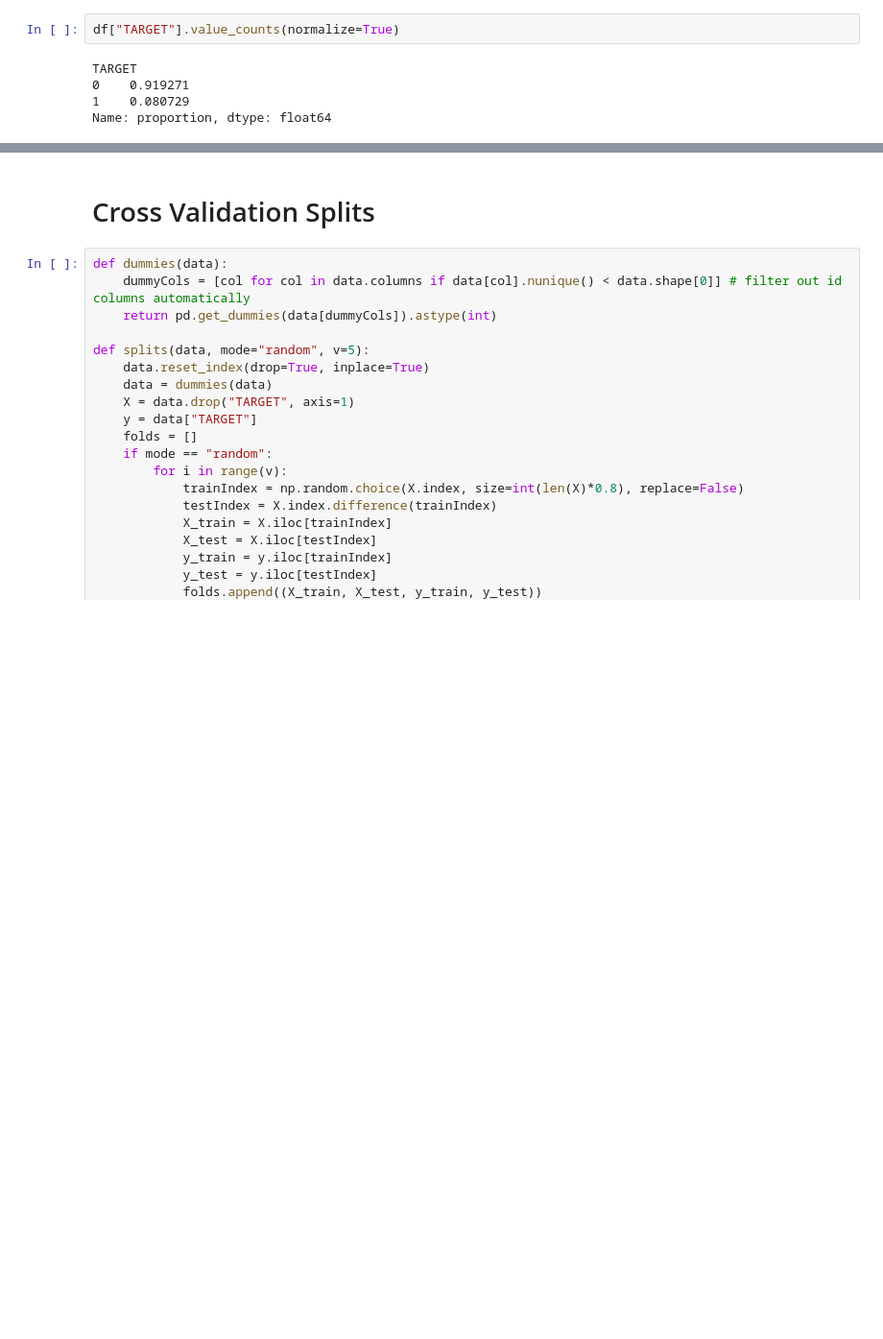
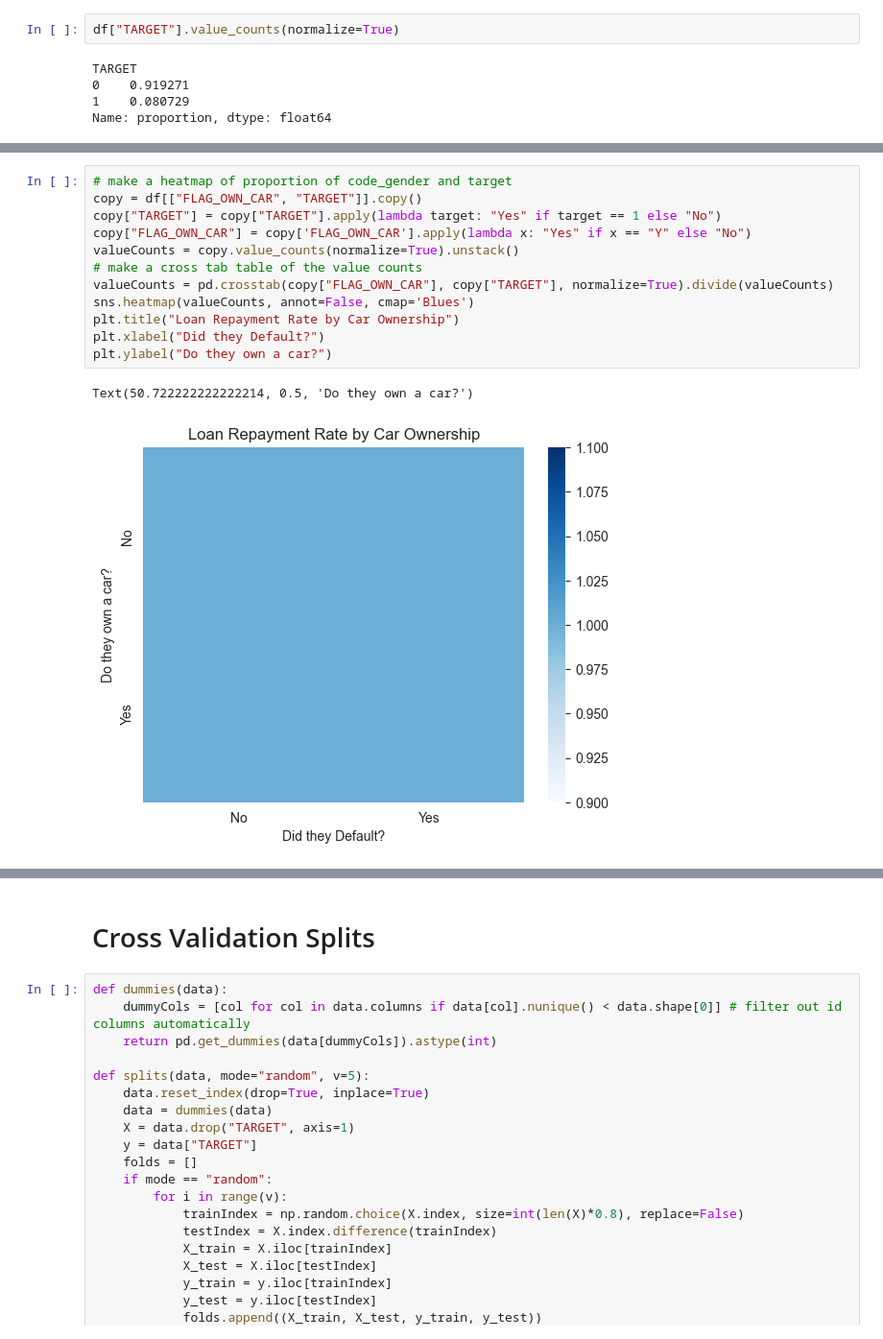
Before and after one commit to kingsuching/DATA403Project2, a Jupyter notebook: Project 2 Codebook.ipynb, the cells around one changed output, grey strips where cells are left out. Shown at 96% size. Drawn from its saved outputs; the diff is of its cells as text; blank space fills up the shorter version.

```diff
--- a/Project 2 Codebook.ipynb
+++ b/Project 2 Codebook.ipynb
@@ -41,0 +47,15 @@ Name: proportion, dtype: float64
+# %%
+# make a heatmap of proportion of code_gender and target
+copy = df[["FLAG_OWN_CAR", "TARGET"]].copy()
+copy["TARGET"] = copy["TARGET"].apply(lambda target: "Yes" if target == 1 else "No")
+copy["FLAG_OWN_CAR"] = copy['FLAG_OWN_CAR'].apply(lambda x: "Yes" if x == "Y" else "No")
+valueCounts = copy.value_counts(normalize=True).unstack()
+# make a cross tab table of the value counts
+valueCounts = pd.crosstab(copy["FLAG_OWN_CAR"], copy["TARGET"], normalize=True).divide(valueCounts)
+sns.heatmap(valueCounts, annot=False, cmap='Blues')
+plt.title("Loan Repayment Rate by Car Ownership")
+plt.xlabel("Did they Default?")
+plt.ylabel("Do they own a car?")
+# %% [output]
+Text(50.722222222222214, 0.5, 'Do they own a car?')
+[figure, added]
```
Also changed, not shown: parts of 7 cells of this notebook.
